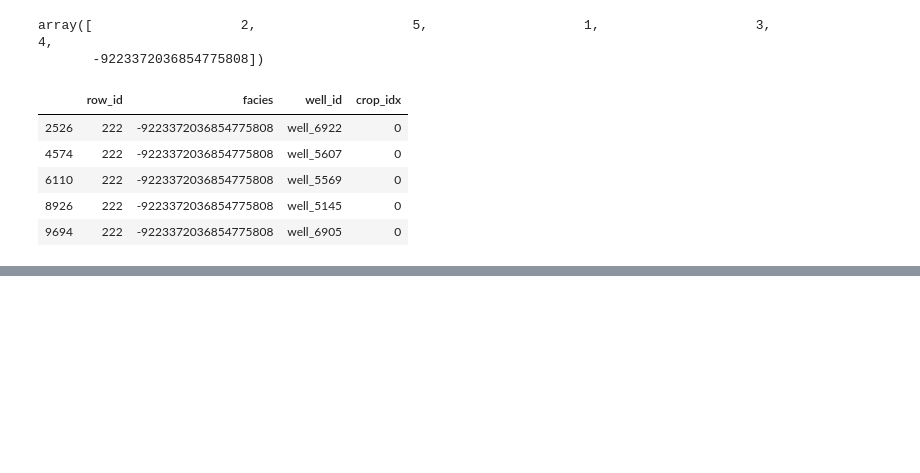
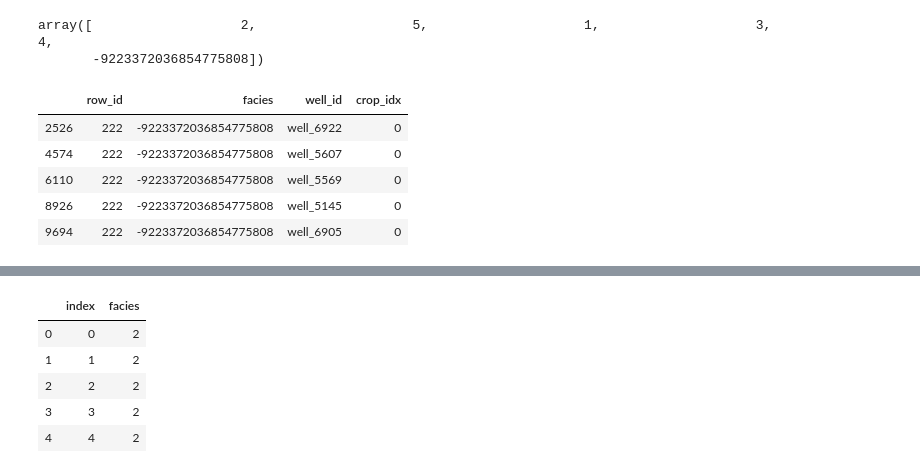
Before and after one commit to adriangrepo/gamma_log_facies, a Jupyter notebook: fastai/03_02_dataframe_mungeing_crop_mask_tab20.ipynb, the cells around one changed output, grey strips where cells are left out. Saved outputs shown, nothing was run; the diff lists cells and outputs as text; code cells hidden in the pictures; blank space fills up the shorter version.

```diff
--- a/fastai/03_02_dataframe_mungeing_crop_mask_tab20.ipynb
+++ b/fastai/03_02_dataframe_mungeing_crop_mask_tab20.ipynb
@@ -330,0 +383,13 @@ len(df)
+# %%
+df.drop(columns=['index', 'crop_idx','well_id','row_id'],inplace=True)
+# %%
+df.reset_index(drop=False, inplace=True)
+# %%
+df.head()
+# %% [output]
+|  | index | facies |
+| 0 | 0 | 2 |
+| 1 | 1 | 2 |
+| 2 | 2 | 2 |
+| 3 | 3 | 2 |
+| 4 | 4 | 2 |
```
Also changed, not shown: parts of 17 cells of this notebook, 3 other files.
